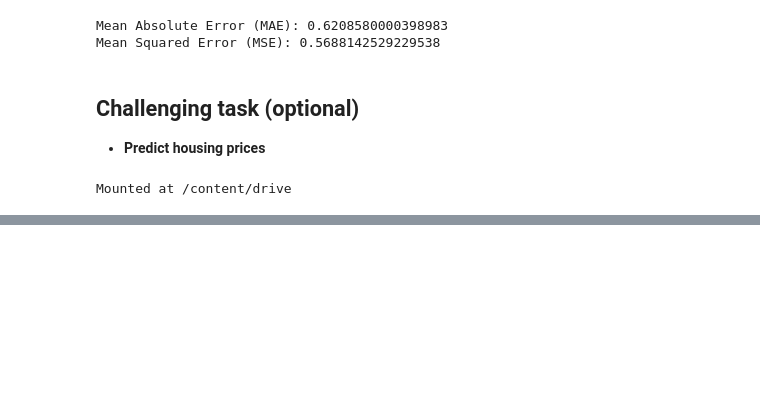
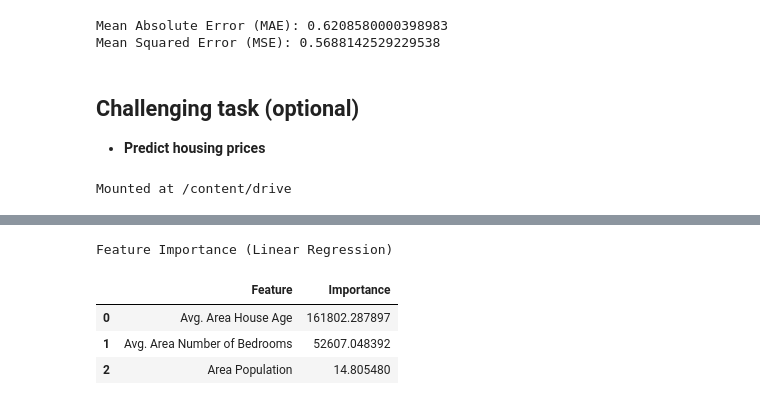
Before and after one commit to EdwinAbdonShayo/Data-Science-AI-Lessons, a Jupyter notebook: Week 4/DSAI-Lab4-Stu.ipynb, the cells around one changed output, grey strips where cells are left out. Cells and saved outputs as stored; diff of their text form; code cells hidden in the pictures; blank space fills up the shorter version.

```diff
--- a/Week 4/DSAI-Lab4-Stu.ipynb
+++ b/Week 4/DSAI-Lab4-Stu.ipynb
@@ -411,11 +586,18 @@ from statsmodels.stats.outliers_influence import variance_inflation_factor
 # Step 5: Training and Evaluating a Linear Regression Model
 # Select and Train Linear Regression Model
 
+model = LinearRegression()
+model.fit(X_train, y_train)
 
 # Predict using the model and X_test
 
+y_pred = model.predict(X_test)
+
 ## Model Evaluation using RMSE and R^2 and print the outputs using the following prints
 # write HERE for the evaluation of RME and R^2
+
+rmse = np.sqrt(mean_squared_error(y_test, y_pred))  # Root Mean Squared Error
+r2 = r2_score(y_test, y_pred)  # R² Score
 
 # print the output
 print("\nLinear Regression Model Evaluation:")
@@ -424,9 +610,31 @@ print(f"R² Score: {r2:.3f}")
 # %%
 # Step 6: Search for Regularisation with Ridge and Lasso Regression and use them in this task to improve results and observe if it helps
 # Play with alpha values and observe if there is any changes
+
+# Define alpha values for experimentation
+alpha_value = .01  # You can change this to observe different effects
+
 # RIDGE
 
+# Ridge Regression
+ridge_model = Ridge(alpha=alpha_value)
+ridge_model.fit(X_train, y_train)
+y_ridge_pred = ridge_model.predict(X_test)
+
+# Compute RMSE and R² for Ridge
+ridge_rmse = np.sqrt(mean_squared_error(y_test, y_ridge_pred))
+ridge_r2 = r2_score(y_test, y_ridge_pred)
+
 # LASSO
+
+# Lasso Regression
+lasso_model = Lasso(alpha=alpha_value)
+lasso_model.fit(X_train, y_train)
+y_lasso_pred = lasso_model.predict(X_test)
+
+# Compute RMSE and R² for Lasso
+lasso_rmse = np.sqrt(mean_squared_error(y_test, y_lasso_pred))
+lasso_r2 = r2_score(y_test, y_lasso_pred)
 
 # print the output
 print("\nRegularization Results:")
@@ -435,6 +661,21 @@ print(f"Lasso Regression - RMSE: {lasso_rmse:.3f}, R²: {lasso_r2:.3f}")
 # %%
 # Step 7: Feature Importance
 # Get feature importance using the Linear Regression coefficients and print
+
+# Extract feature importance using Linear Regression coefficients
+feature_importance = pd.DataFrame({
+    'Feature': X_train.columns,
+    'Importance': model.coef_
+}).sort_values(by='Importance', ascending=False)
+
+print("Feature Importance (Linear Regression)")
+feature_importance
+# %% [output]
+Feature Importance (Linear Regression)
+|  | Feature | Importance |
+| 0 | Avg. Area House Age | 161802.287897 |
+| 1 | Avg. Area Number of Bedrooms | 52607.048392 |
+| 2 | Area Population | 14.805480 |
 # %%
 # Step 8: Change VIF value from 30 to 50 at the end of Step 3 and observe/comment on your findings.
 # How did this change affect the selected features and the model performance?
```
Also changed, not shown: parts of 13 cells of this notebook, 1 other file.
